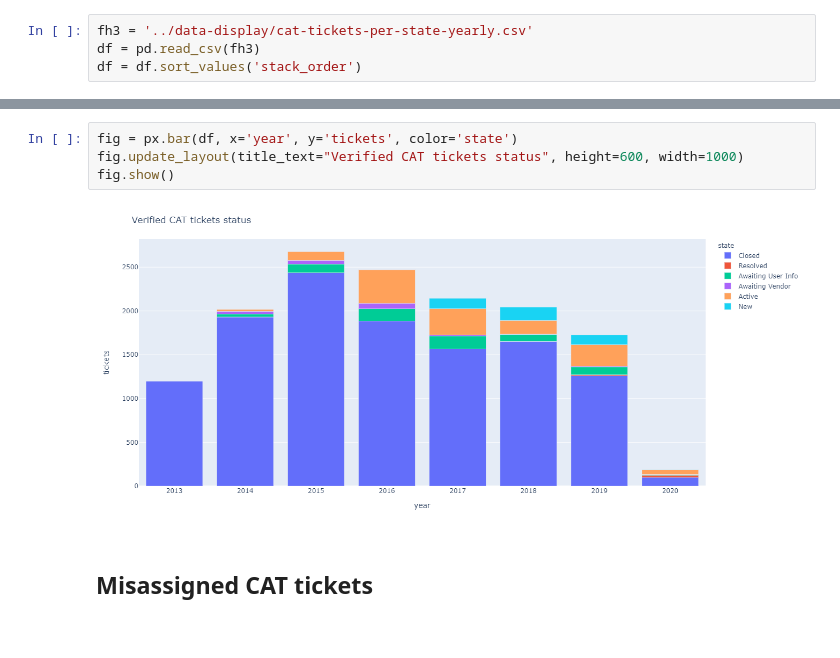
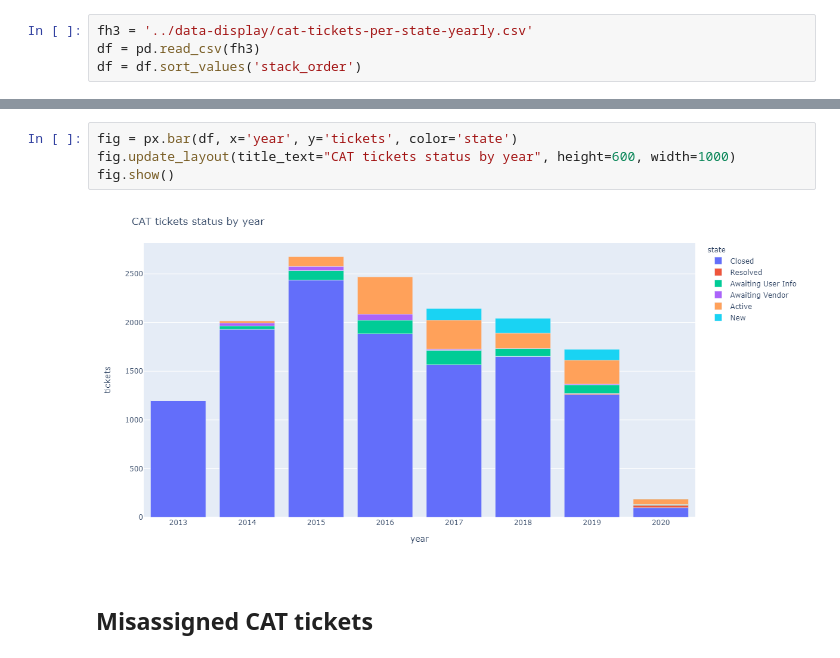
Before and after one commit to BookOps-CAT/tickets-analysis, a Jupyter notebook: notebooks/charts.ipynb, the cells around one changed output, grey strips where cells are left out. Cells and saved outputs as stored; diff of their text form.

Commit message:
details charts

```diff
--- a/notebooks/charts.ipynb
+++ b/notebooks/charts.ipynb
@@ -77,9 +97,9 @@ df = df.sort_values('stack_order')
 # %%
 fig = px.bar(df, x='year', y='tickets', color='state')
-fig.update_layout(title_text="Verified CAT tickets status", height=600, width=1000)
+fig.update_layout(title_text="CAT tickets status by year", height=600, width=1000)
 fig.show()
 # %% [output]
-[figure, old version]
+[figure, new version]
 # %% [markdown]
 ## Misassigned CAT tickets
 # %%
```
Also changed, not shown: parts of 18 cells of this notebook, 19 other files.
